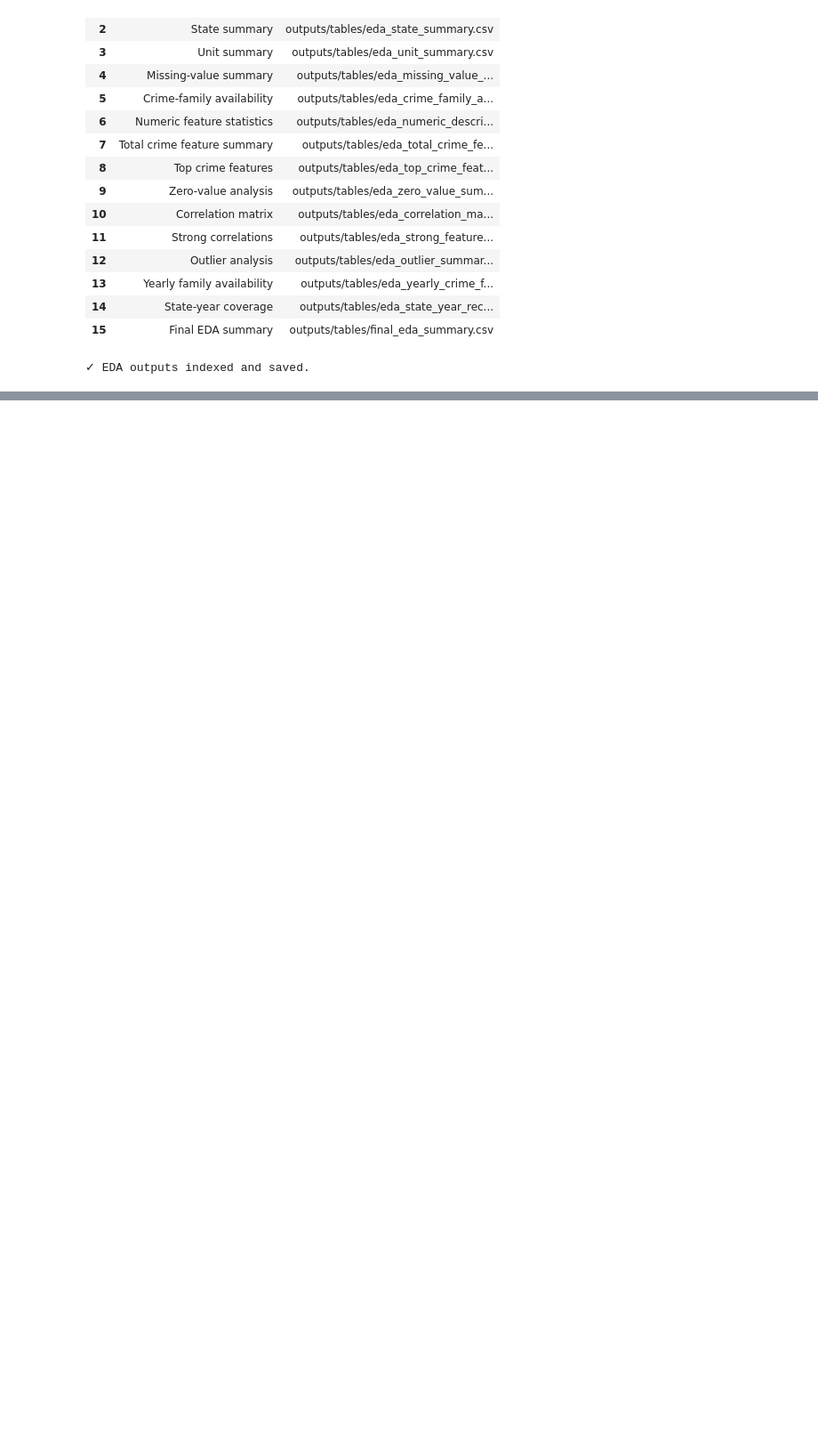
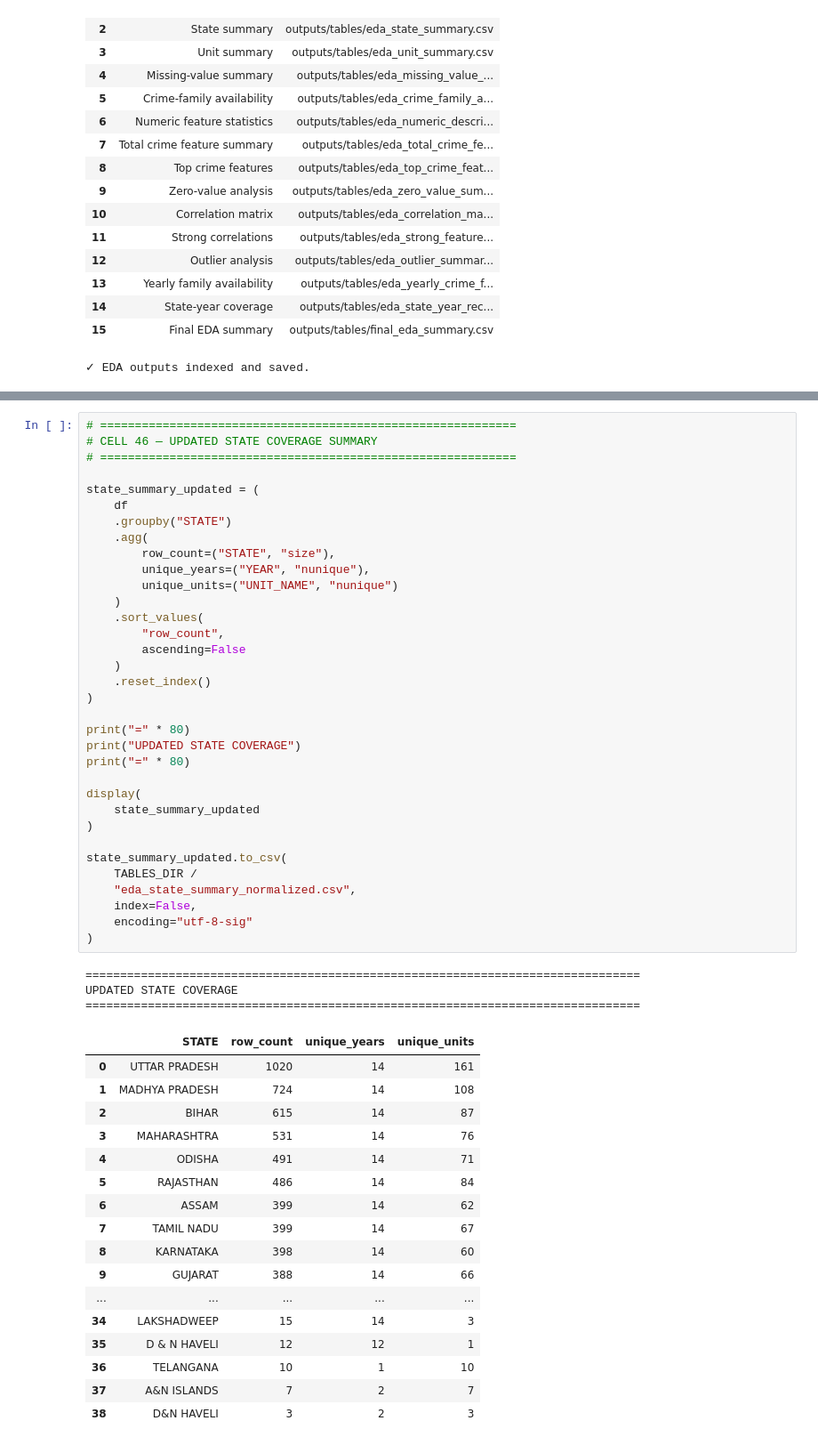
Before and after one commit to varshini1802/Major-project, a Jupyter notebook: notebooks/02_India_Crime_Final_EDA.ipynb, the cells around one changed output, grey strips where cells are left out. Shown at 89% size. Cells and saved outputs as stored; diff of their text form; blank space fills up the shorter version.

```diff
--- a/notebooks/02_India_Crime_Final_EDA.ipynb
+++ b/notebooks/02_India_Crime_Final_EDA.ipynb
@@ -2544,0 +2798,55 @@ print(
+# %%
+# ============================================================
+# CELL 46 — UPDATED STATE COVERAGE SUMMARY
+# ============================================================
+
+state_summary_updated = (
+    df
+    .groupby("STATE")
+    .agg(
+        row_count=("STATE", "size"),
+        unique_years=("YEAR", "nunique"),
+        unique_units=("UNIT_NAME", "nunique")
+    )
+    .sort_values(
+        "row_count",
+        ascending=False
+    )
+    .reset_index()
+)
+
+print("=" * 80)
+print("UPDATED STATE COVERAGE")
+print("=" * 80)
+
+display(
+    state_summary_updated
+)
+
+state_summary_updated.to_csv(
+    TABLES_DIR /
+    "eda_state_summary_normalized.csv",
+    index=False,
+    encoding="utf-8-sig"
+)
+# %% [output]
+================================================================================
+UPDATED STATE COVERAGE
+================================================================================
+|  | STATE | row_count | unique_years | unique_units |
+| 0 | UTTAR PRADESH | 1020 | 14 | 161 |
+| 1 | MADHYA PRADESH | 724 | 14 | 108 |
+| 2 | BIHAR | 615 | 14 | 87 |
+| 3 | MAHARASHTRA | 531 | 14 | 76 |
+| 4 | ODISHA | 491 | 14 | 71 |
+| 5 | RAJASTHAN | 486 | 14 | 84 |
+| 6 | ASSAM | 399 | 14 | 62 |
+| 7 | TAMIL NADU | 399 | 14 | 67 |
+| 8 | KARNATAKA | 398 | 14 | 60 |
+| 9 | GUJARAT | 388 | 14 | 66 |
+| ... | ... | ... | ... | ... |
+| 34 | LAKSHADWEEP | 15 | 14 | 3 |
+| 35 | D & N HAVELI | 12 | 12 | 1 |
+| 36 | TELANGANA | 10 | 1 | 10 |
+| 37 | A&N ISLANDS | 7 | 2 | 7 |
+| 38 | D&N HAVELI | 3 | 2 | 3 |
```
Also changed, not shown: parts of 4 cells of this notebook, 2 other files.
